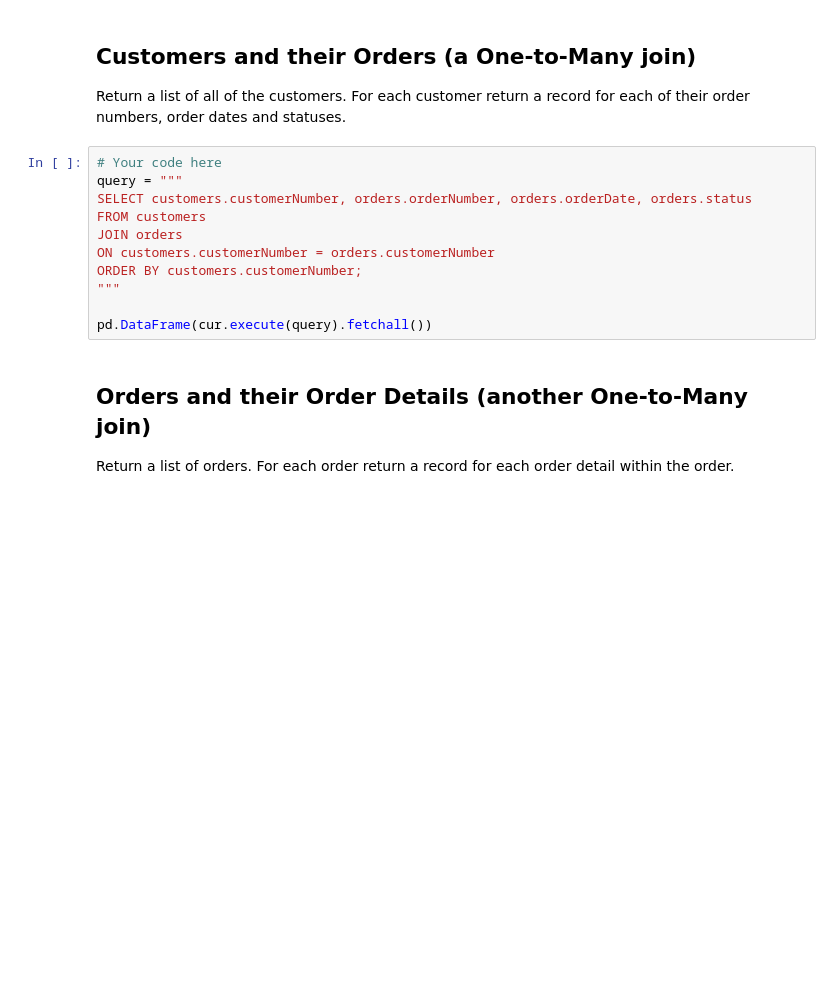
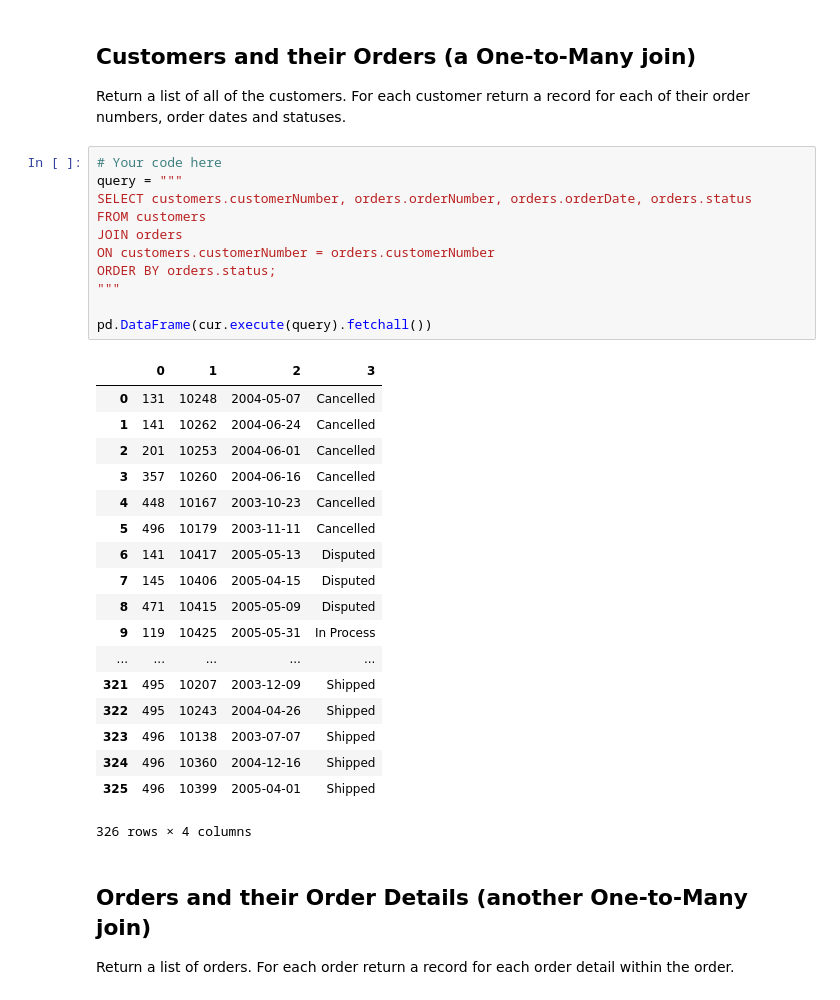
Before and after one commit to as6140/dsc-1-05-13-one-to-many-and-many-to-many-joins-lab-seattle-ds-career-040119, a Jupyter notebook: index.ipynb, the cells around one changed output. Cells and saved outputs as stored; diff of their text form; blank space fills up the shorter version.

```diff
--- a/index.ipynb
+++ b/index.ipynb
@@ -163,14 +163,33 @@ Return a list of all of the customers. For each customer return a record for eac
 # %%
 # Your code here
 query = """
 SELECT customers.customerNumber, orders.orderNumber, orders.orderDate, orders.status
 FROM customers
 JOIN orders
 ON customers.customerNumber = orders.customerNumber
-ORDER BY customers.customerNumber;
+ORDER BY orders.status;
 """
 
 pd.DataFrame(cur.execute(query).fetchall())
+# %% [output]
+|  | 0 | 1 | 2 | 3 |
+| 0 | 131 | 10248 | 2004-05-07 | Cancelled |
+| 1 | 141 | 10262 | 2004-06-24 | Cancelled |
+| 2 | 201 | 10253 | 2004-06-01 | Cancelled |
+| 3 | 357 | 10260 | 2004-06-16 | Cancelled |
+| 4 | 448 | 10167 | 2003-10-23 | Cancelled |
+| 5 | 496 | 10179 | 2003-11-11 | Cancelled |
+| 6 | 141 | 10417 | 2005-05-13 | Disputed |
+| 7 | 145 | 10406 | 2005-04-15 | Disputed |
+| 8 | 471 | 10415 | 2005-05-09 | Disputed |
+| 9 | 119 | 10425 | 2005-05-31 | In Process |
+| ... | ... | ... | ... | ... |
+| 321 | 495 | 10207 | 2003-12-09 | Shipped |
+| 322 | 495 | 10243 | 2004-04-26 | Shipped |
+| 323 | 496 | 10138 | 2003-07-07 | Shipped |
+| 324 | 496 | 10360 | 2004-12-16 | Shipped |
+| 325 | 496 | 10399 | 2005-04-01 | Shipped |
+326 rows × 4 columns
 # %% [markdown]
 ## Orders and their Order Details (another One-to-Many join)
 
```
